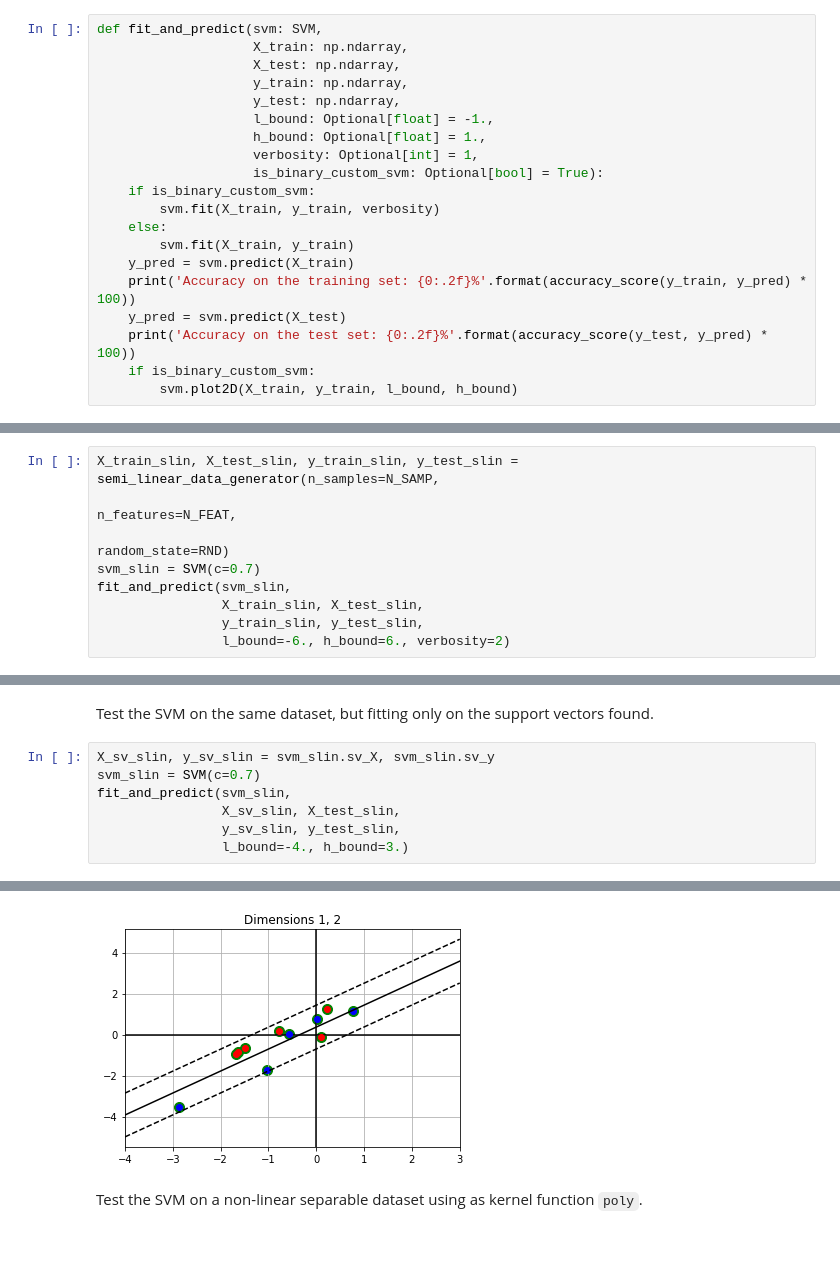
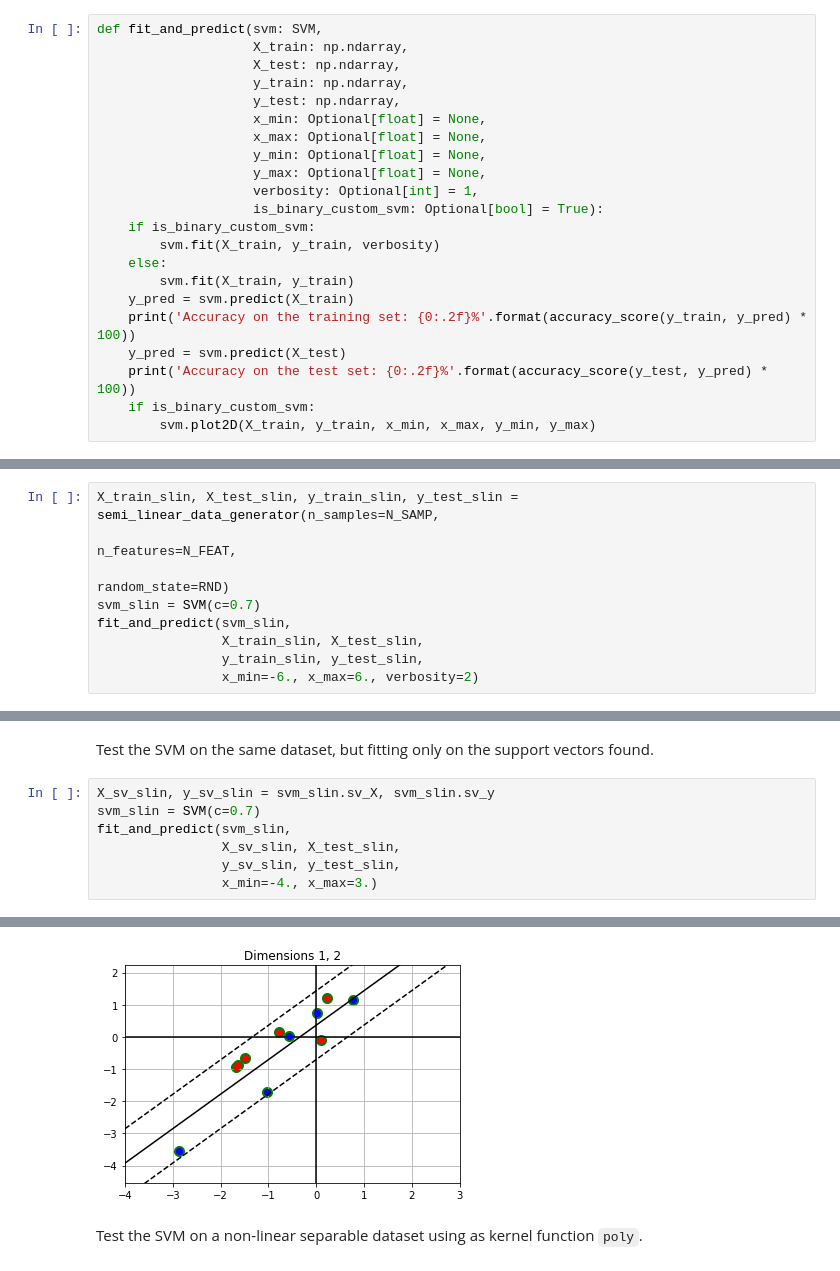
Before and after one commit to nihil21/custom-svm, a Jupyter notebook: custom-svm/svm_usecase.ipynb, the cells around one changed output, grey strips where cells are left out. Saved outputs shown, nothing was run; the diff lists cells and outputs as text.

```diff
--- a/custom-svm/svm_usecase.ipynb
+++ b/custom-svm/svm_usecase.ipynb
@@ -38,8 +38,10 @@ def fit_and_predict(svm: SVM,
                     X_test: np.ndarray,
                     y_train: np.ndarray,
                     y_test: np.ndarray,
-                    l_bound: Optional[float] = -1.,
-                    h_bound: Optional[float] = 1.,
+                    x_min: Optional[float] = None,
+                    x_max: Optional[float] = None,
+                    y_min: Optional[float] = None,
+                    y_max: Optional[float] = None,
                     verbosity: Optional[int] = 1,
                     is_binary_custom_svm: Optional[bool] = True):
     if is_binary_custom_svm:
@@ -51,7 +53,7 @@ def fit_and_predict(svm: SVM,
     y_pred = svm.predict(X_test)
     print('Accuracy on the test set: {0:.2f}%'.format(accuracy_score(y_test, y_pred) * 100))
     if is_binary_custom_svm:
-        svm.plot2D(X_train, y_train, l_bound, h_bound)
+        svm.plot2D(X_train, y_train, x_min, x_max, y_min, y_max)
 # %% [markdown]
 ## 1. Sample datasets
 # %% [markdown]
@@ -101,7 +102,7 @@ svm_slin = SVM(c=0.7)
 fit_and_predict(svm_slin,
                 X_train_slin, X_test_slin,
                 y_train_slin, y_test_slin,
-                l_bound=-6., h_bound=6., verbosity=2)
+                x_min=-6., x_max=6., verbosity=2)
 # %% [output]
 11 support vectors found out of 150 data points
 1) X: [-1.038 -1.72 ]   y: 1
@@ -125,17 +126,17 @@ Test the SVM on the same dataset, but fitting only on the support vectors found.
 # %%
 X_sv_slin, y_sv_slin = svm_slin.sv_X, svm_slin.sv_y
 svm_slin = SVM(c=0.7)
 fit_and_predict(svm_slin,
                 X_sv_slin, X_test_slin,
                 y_sv_slin, y_test_slin,
-                l_bound=-4., h_bound=3.)
+                x_min=-4., x_max=3.)
 # %% [output]
 11 support vectors found out of 11 data points
 Bias of the hyper-plane: 0.341
 Weights of the hyper-plane: [ 1.004 -0.936]
 Accuracy on the training set: 72.73%
 Accuracy on the test set: 98.00%
-[figure, old version]
+[figure, new version]
 # %% [markdown]
 Test the SVM on a non-linear separable dataset using as kernel function `poly`.
 # %%
```
Also changed, not shown: parts of 7 cells of this notebook, 1 other file.
